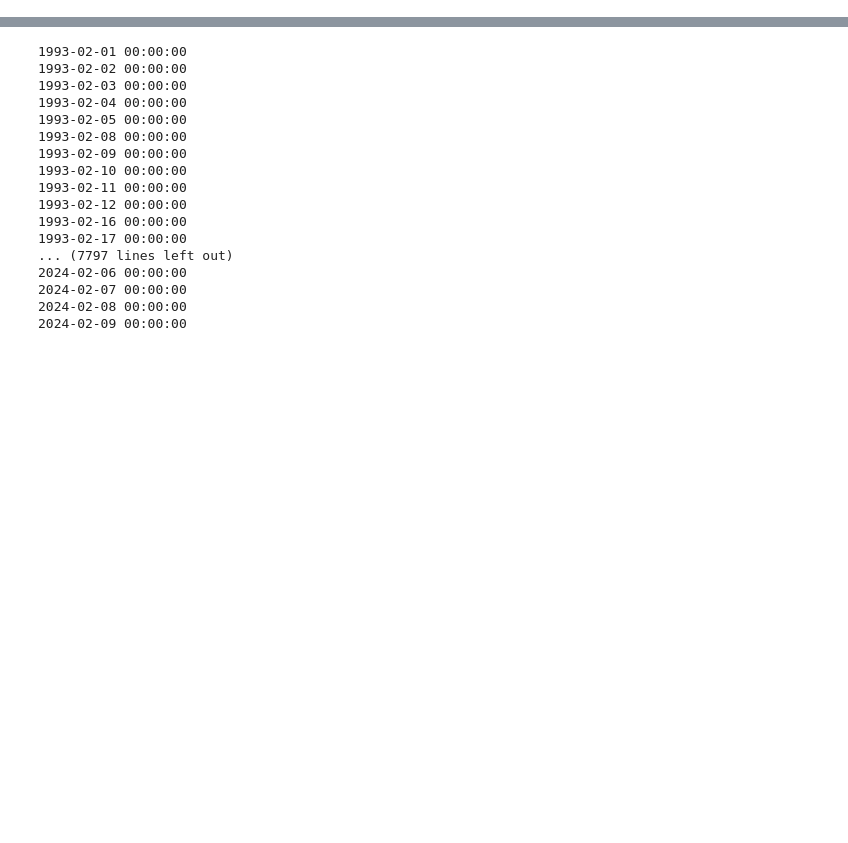
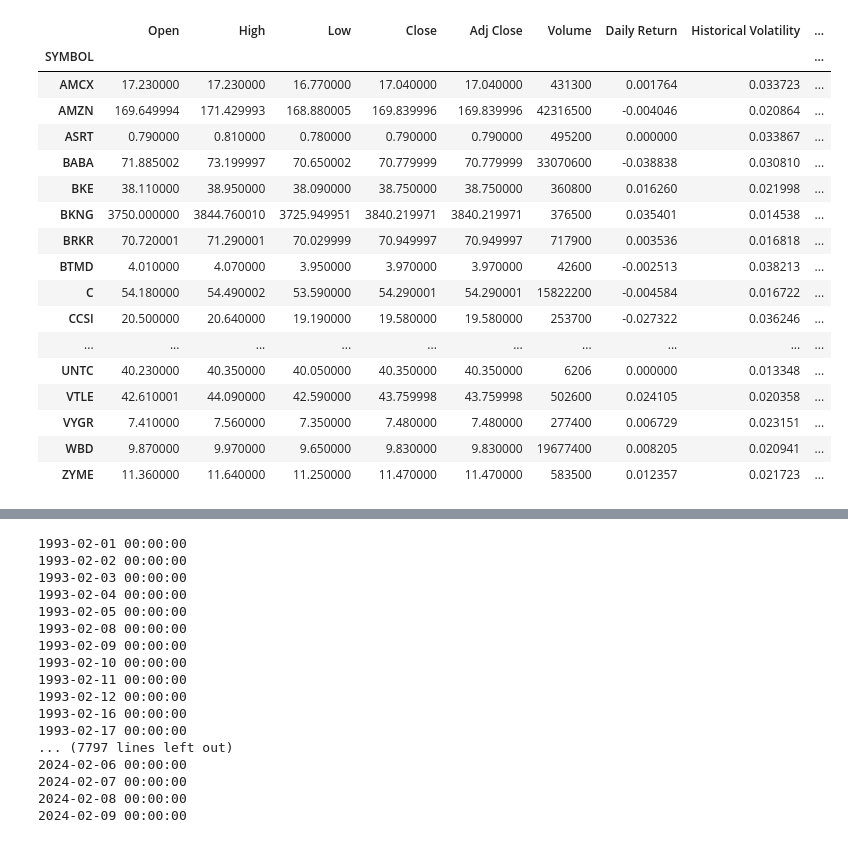
Before and after one commit to trentsteel777/py-auto-investor, a Jupyter notebook: archive/scratchpad.ipynb, the cells around one changed output, grey strips where cells are left out. Cells and saved outputs as stored; diff of their text form; code cells hidden in the pictures; blank space fills up the shorter version.

```diff
--- a/archive/scratchpad.ipynb
+++ b/archive/scratchpad.ipynb
@@ -119,3 +76,5 @@ df_m
+# %%
+df_m=df_master
 # %%
 rows = df_m.loc["2024-02-08"]
 # %%
@@ -127,2 +101,2 @@ AMZN
 # %%
-df_m.loc["2024-02-08"]
+df_t = df_m.loc["2024-02-08"]
@@ -133,0 +123,21 @@ df_m.loc["2024-02-08"]
+# %%
+df_t
+# %% [output]
+|  | Open | High | Low | Close | Adj Close | Volume | Daily Return | Historical Volatility | ... |
+| SYMBOL |  |  |  |  |  |  |  |  | ... |
+| AMCX | 17.230000 | 17.230000 | 16.770000 | 17.040000 | 17.040000 | 431300 | 0.001764 | 0.033723 | ... |
+| AMZN | 169.649994 | 171.429993 | 168.880005 | 169.839996 | 169.839996 | 42316500 | -0.004046 | 0.020864 | ... |
+| ASRT | 0.790000 | 0.810000 | 0.780000 | 0.790000 | 0.790000 | 495200 | 0.000000 | 0.033867 | ... |
+| BABA | 71.885002 | 73.199997 | 70.650002 | 70.779999 | 70.779999 | 33070600 | -0.038838 | 0.030810 | ... |
+| BKE | 38.110000 | 38.950000 | 38.090000 | 38.750000 | 38.750000 | 360800 | 0.016260 | 0.021998 | ... |
+| BKNG | 3750.000000 | 3844.760010 | 3725.949951 | 3840.219971 | 3840.219971 | 376500 | 0.035401 | 0.014538 | ... |
+| BRKR | 70.720001 | 71.290001 | 70.029999 | 70.949997 | 70.949997 | 717900 | 0.003536 | 0.016818 | ... |
+| BTMD | 4.010000 | 4.070000 | 3.950000 | 3.970000 | 3.970000 | 42600 | -0.002513 | 0.038213 | ... |
+| C | 54.180000 | 54.490002 | 53.590000 | 54.290001 | 54.290001 | 15822200 | -0.004584 | 0.016722 | ... |
+| CCSI | 20.500000 | 20.640000 | 19.190000 | 19.580000 | 19.580000 | 253700 | -0.027322 | 0.036246 | ... |
+| ... | ... | ... | ... | ... | ... | ... | ... | ... | ... |
+| UNTC | 40.230000 | 40.350000 | 40.050000 | 40.350000 | 40.350000 | 6206 | 0.000000 | 0.013348 | ... |
+| VTLE | 42.610001 | 44.090000 | 42.590000 | 43.759998 | 43.759998 | 502600 | 0.024105 | 0.020358 | ... |
+| VYGR | 7.410000 | 7.560000 | 7.350000 | 7.480000 | 7.480000 | 277400 | 0.006729 | 0.023151 | ... |
+| WBD | 9.870000 | 9.970000 | 9.650000 | 9.830000 | 9.830000 | 19677400 | 0.008205 | 0.020941 | ... |
+| ZYME | 11.360000 | 11.640000 | 11.250000 | 11.470000 | 11.470000 | 583500 | 0.012357 | 0.021723 | ... |
```
Also changed, not shown: parts of 41 cells of this notebook, 1 other file.
